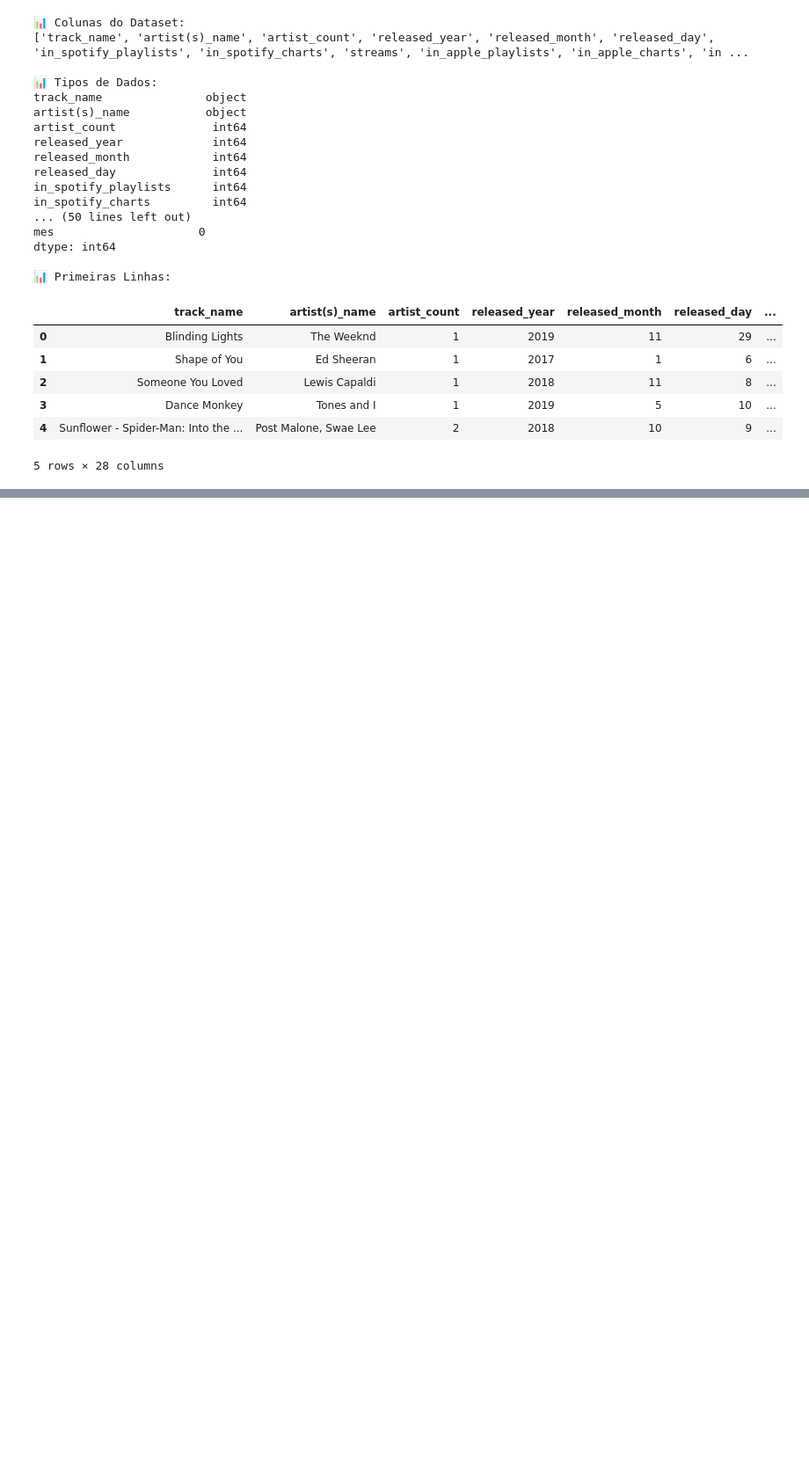
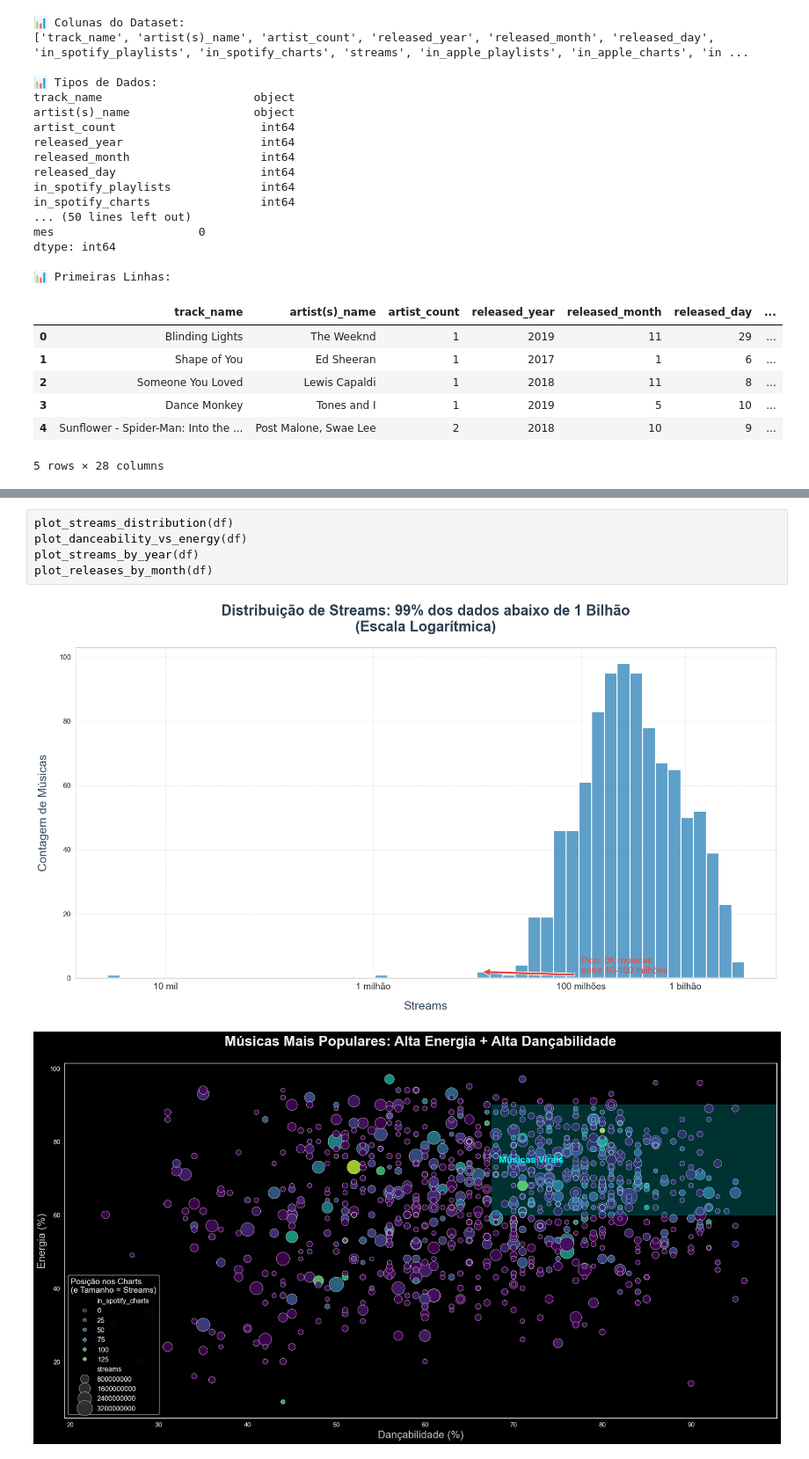
Before and after one commit to tmarsbr/data-analyst-project, a Jupyter notebook: notebooks/analysis.ipynb, the cells around one changed output, grey strips where cells are left out. Shown at 88% size. Cells and saved outputs as stored; diff of their text form; blank space fills up the shorter version.

```diff
--- a/notebooks/analysis.ipynb
+++ b/notebooks/analysis.ipynb
@@ -244 +314,9 @@ Passing `palette` without assigning `hue` is deprecated and will be removed in v
 [figure]
+# %%
+plot_streams_distribution(df)
+plot_danceability_vs_energy(df)
+plot_streams_by_year(df)
+plot_releases_by_month(df)
+# %% [output]
+[figure, added]
+[figure, added]
```
Also changed, not shown: parts of 8 cells of this notebook, 5 other files.
